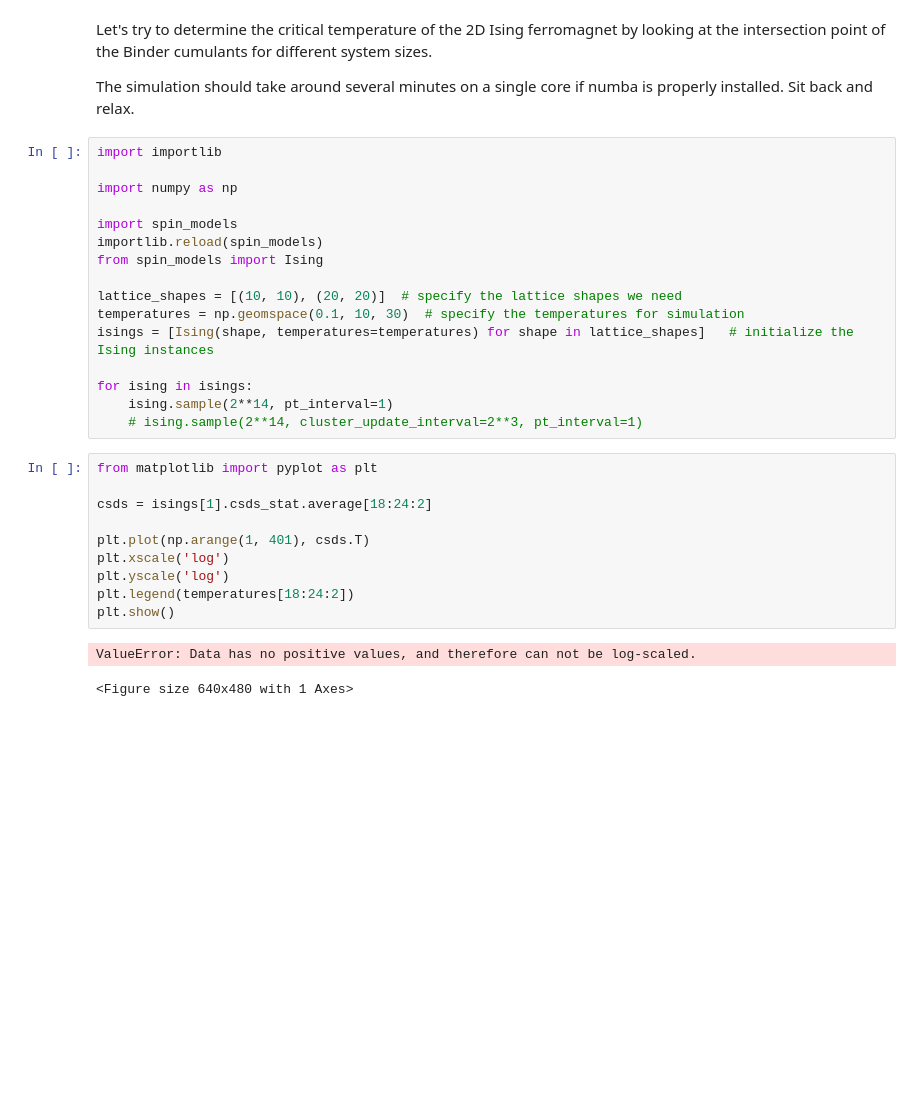
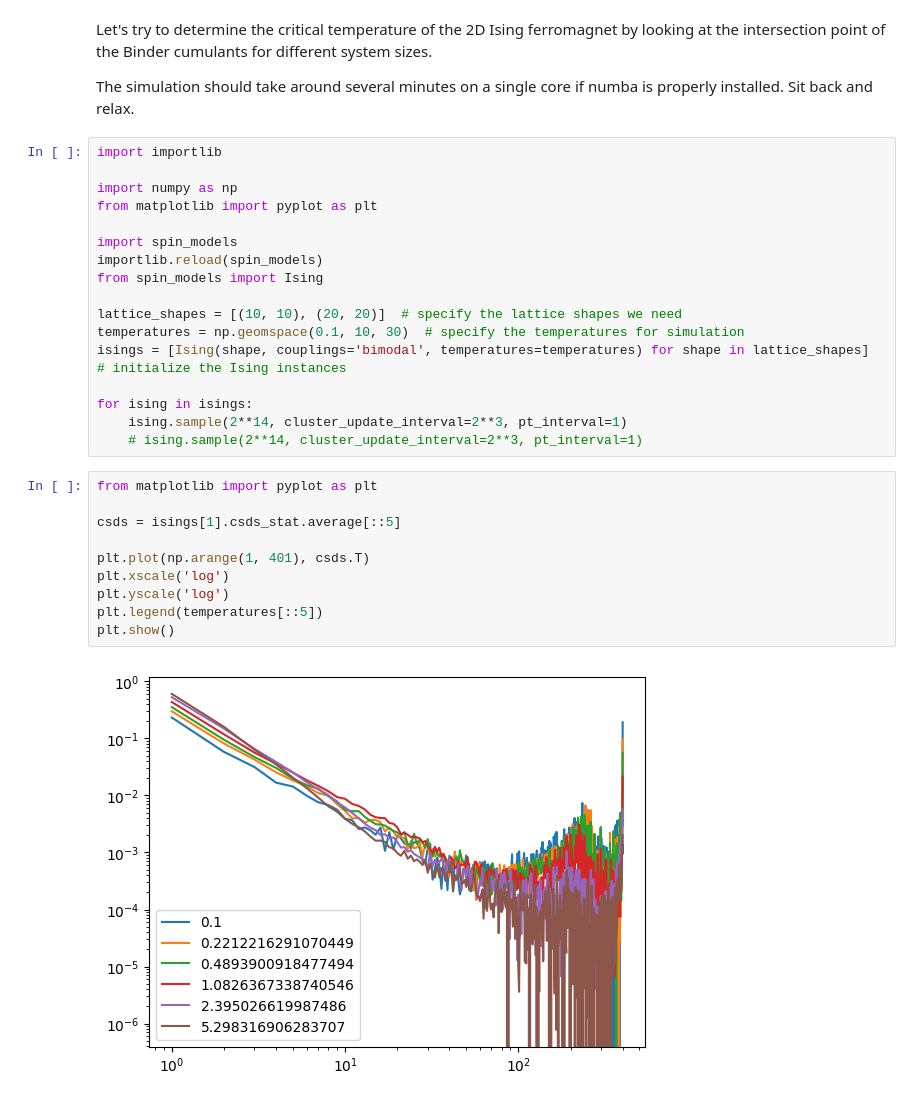
Before and after one commit to PeaBrane/peapods, a Jupyter notebook: tutorial.ipynb, the cells around one changed output. Drawn from its saved outputs; the diff is of its cells as text; blank space fills up the shorter version.

```diff
--- a/tutorial.ipynb
+++ b/tutorial.ipynb
@@ -6,6 +6,7 @@ The simulation should take around several minutes on a single core if numba is p
 import importlib
 
 import numpy as np
+from matplotlib import pyplot as plt
 
 import spin_models
 importlib.reload(spin_models)
@@ -13,24 +14,23 @@ from spin_models import Ising
 
 lattice_shapes = [(10, 10), (20, 20)]  # specify the lattice shapes we need
 temperatures = np.geomspace(0.1, 10, 30)  # specify the temperatures for simulation
-isings = [Ising(shape, temperatures=temperatures) for shape in lattice_shapes]   # initialize the Ising instances
+isings = [Ising(shape, couplings='bimodal', temperatures=temperatures) for shape in lattice_shapes]   # initialize the Ising instances
 
 for ising in isings:
-    ising.sample(2**14, pt_interval=1)
+    ising.sample(2**14, cluster_update_interval=2**3, pt_interval=1)
     # ising.sample(2**14, cluster_update_interval=2**3, pt_interval=1)
 # %%
 from matplotlib import pyplot as plt
 
-csds = isings[1].csds_stat.average[18:24:2]
+csds = isings[1].csds_stat.average[::5]
 
 plt.plot(np.arange(1, 401), csds.T)
 plt.xscale('log')
 plt.yscale('log')
-plt.legend(temperatures[18:24:2])
+plt.legend(temperatures[::5])
 plt.show()
 # %% [output]
-ValueError: Data has no positive values, and therefore can not be log-scaled.
-<Figure size 640x480 with 1 Axes>
+[figure, added]
 # %%
 from matplotlib import pyplot as plt
 
```
Also changed, not shown: parts of 1 cell of this notebook, 2 other files.
